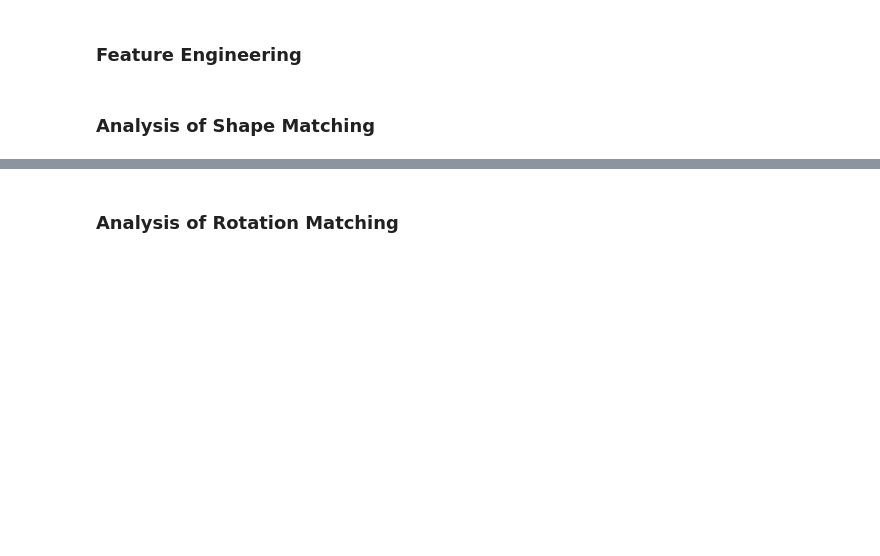
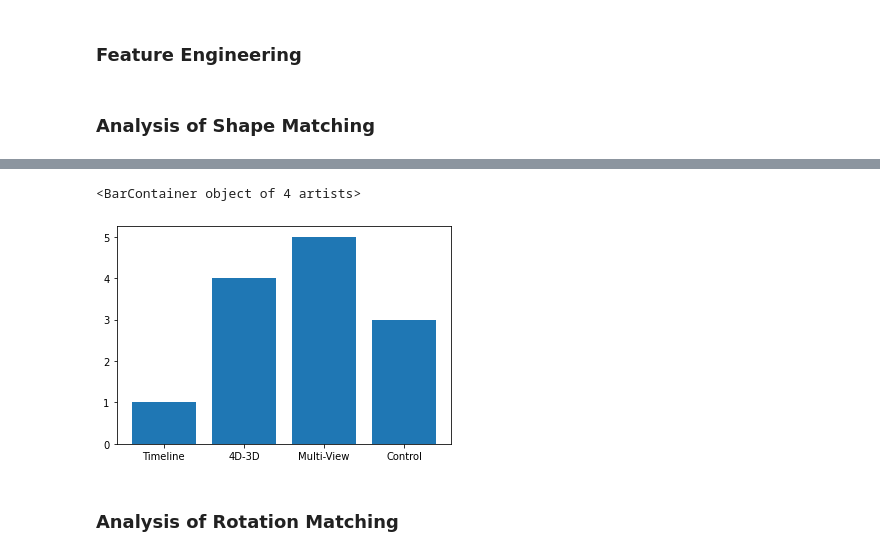
Before and after one commit to JoeSubbi/3D-Renderer-for-4D-Objects, a Jupyter notebook: Data Analysis/SingleFileAnalysis.ipynb, the cells around one changed output, grey strips where cells are left out. Cells and saved outputs as stored; diff of their text form; code cells hidden in the pictures; blank space fills up the shorter version.

Commit message:
Experiment 1 and 2 & work on data analysis

```diff
--- a/Data Analysis/SingleFileAnalysis.ipynb
+++ b/Data Analysis/SingleFileAnalysis.ipynb
@@ -54,9 +54,10 @@ import Rotor
 import json
 import math
 import numpy as np
+import matplotlib.pyplot as plt
 
 # user <- 10 or test
-user = "test"
+user = "data/2-30-01-2022-13-00"#"data/1-29-01-2022-13-30"# "test"
 filename = str(user) + ".json"
 data = ""
 
@@ -214,2 +284,11 @@ print(use_of_rotation_per_rep(data))
+# %%
+# Graphing
+d = SHAPE_correct_per_rep(data)
+x = d.keys()
+y = d.values()
+plt.bar(x, y)
+# %% [output]
+<BarContainer object of 4 artists>
+[figure, added]
 # %% [markdown]
 ### Analysis of Rotation Matching
```
Also changed, not shown: parts of 11 cells of this notebook, 7 other files.
